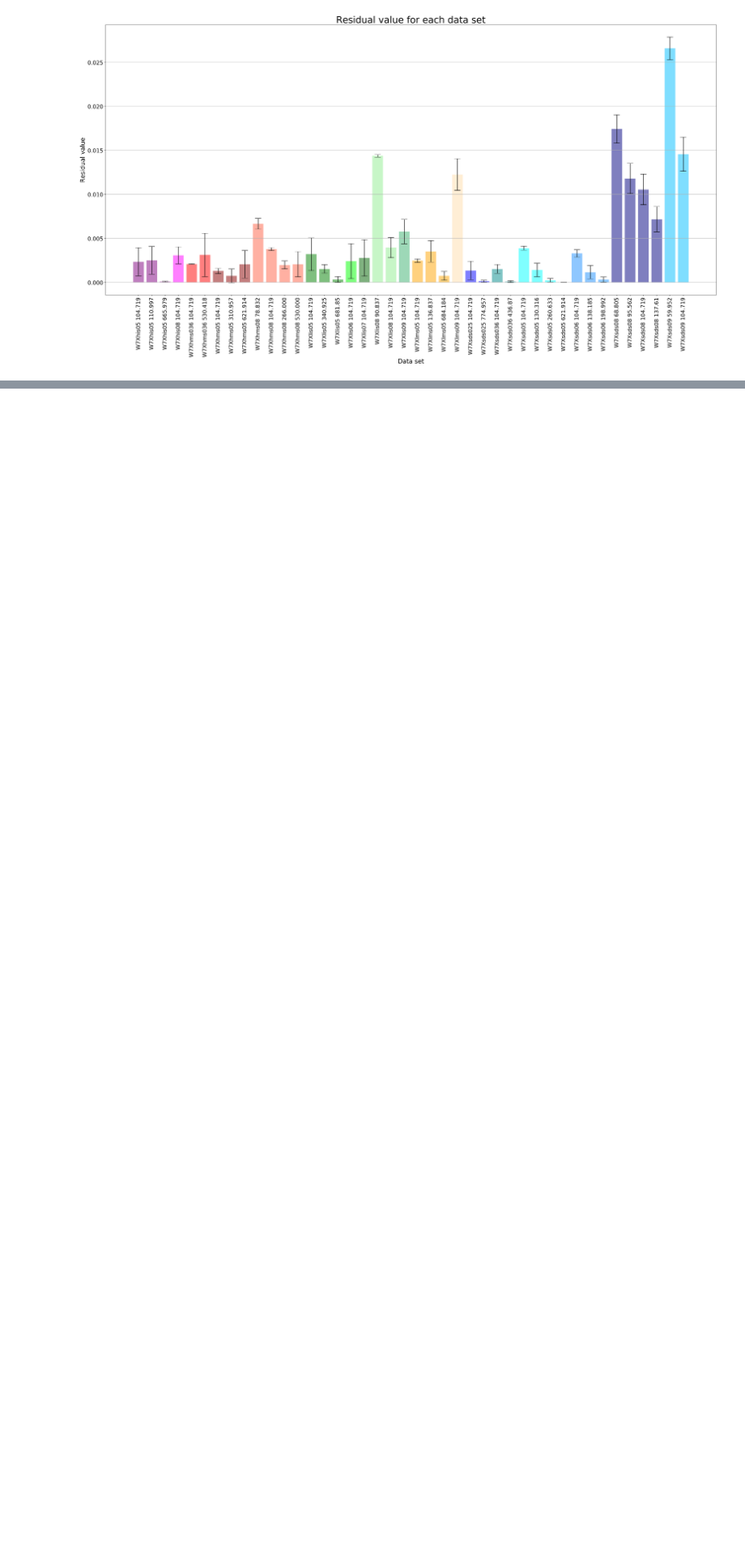
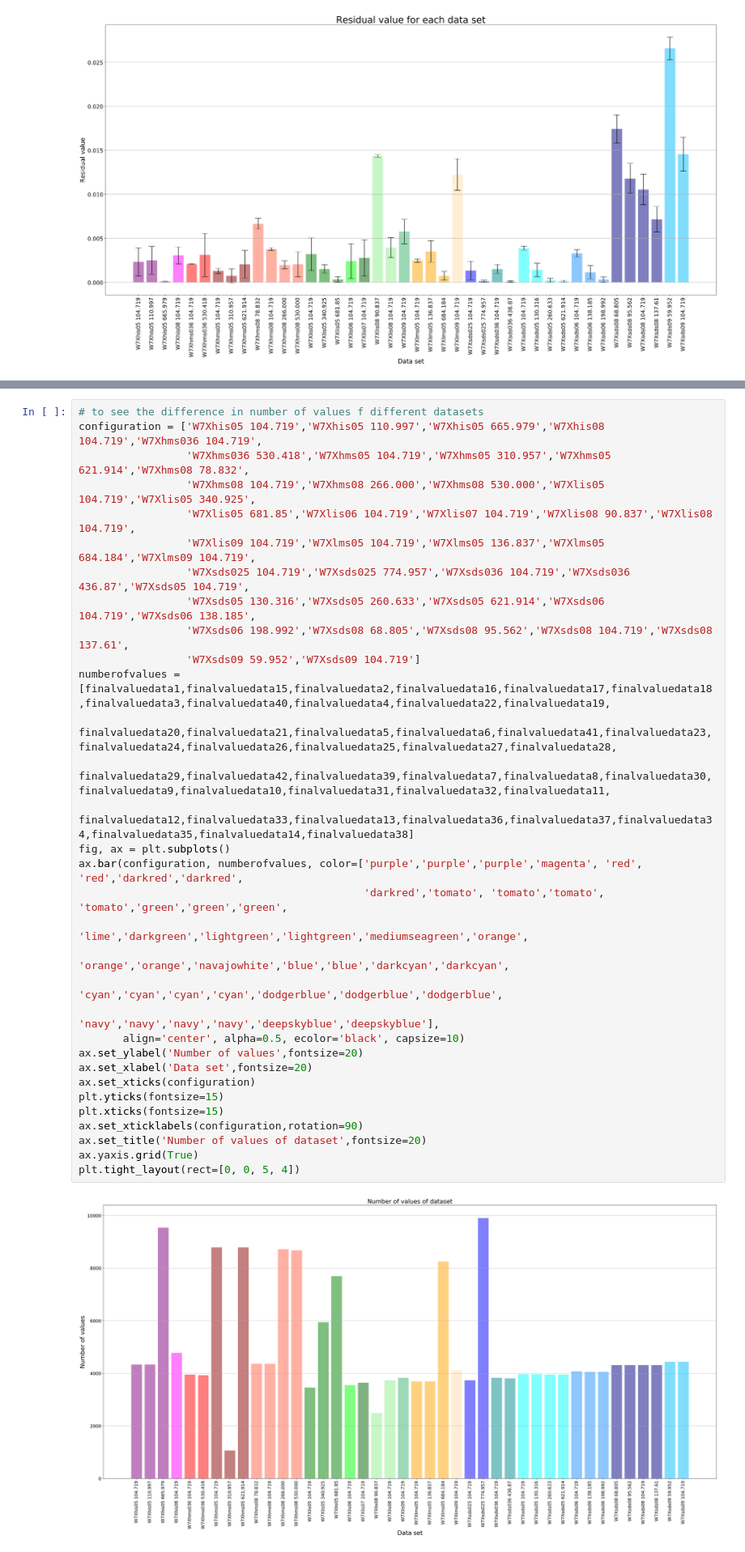
Before and after one commit to cardanmomo/sterren, a Jupyter notebook: Emmasnotebooks/Residual/calculating_residual_values_of_all_datasets.ipynb, the cells around one changed output, grey strips where cells are left out. Shown at 81% size. Cells and saved outputs as stored; diff of their text form; blank space fills up the shorter version.

```diff
--- a/Emmasnotebooks/Residual/calculating_residual_values_of_all_datasets.ipynb
+++ b/Emmasnotebooks/Residual/calculating_residual_values_of_all_datasets.ipynb
@@ -1136,0 +1130,34 @@ lms09 0.012256024319660592 +- 0.0017862321965858578
+# %%
+# to see the difference in number of values f different datasets
+configuration = ['W7Xhis05 104.719','W7Xhis05 110.997','W7Xhis05 665.979','W7Xhis08 104.719','W7Xhms036 104.719',
+                 'W7Xhms036 530.418','W7Xhms05 104.719','W7Xhms05 310.957','W7Xhms05 621.914','W7Xhms08 78.832',
+                 'W7Xhms08 104.719','W7Xhms08 266.000','W7Xhms08 530.000','W7Xlis05 104.719','W7Xlis05 340.925',
+                 'W7Xlis05 681.85','W7Xlis06 104.719','W7Xlis07 104.719','W7Xlis08 90.837','W7Xlis08 104.719',
+                 'W7Xlis09 104.719','W7Xlms05 104.719','W7Xlms05 136.837','W7Xlms05 684.184','W7Xlms09 104.719',
+                 'W7Xsds025 104.719','W7Xsds025 774.957','W7Xsds036 104.719','W7Xsds036 436.87','W7Xsds05 104.719',
+                 'W7Xsds05 130.316','W7Xsds05 260.633','W7Xsds05 621.914','W7Xsds06 104.719','W7Xsds06 138.185',
+                 'W7Xsds06 198.992','W7Xsds08 68.805','W7Xsds08 95.562','W7Xsds08 104.719','W7Xsds08 137.61',
+                 'W7Xsds09 59.952','W7Xsds09 104.719']
+numberofvalues = [finalvaluedata1,finalvaluedata15,finalvaluedata2,finalvaluedata16,finalvaluedata17,finalvaluedata18,finalvaluedata3,finalvaluedata40,finalvaluedata4,finalvaluedata22,finalvaluedata19,
+                  finalvaluedata20,finalvaluedata21,finalvaluedata5,finalvaluedata6,finalvaluedata41,finalvaluedata23,finalvaluedata24,finalvaluedata26,finalvaluedata25,finalvaluedata27,finalvaluedata28,
+                  finalvaluedata29,finalvaluedata42,finalvaluedata39,finalvaluedata7,finalvaluedata8,finalvaluedata30,finalvaluedata9,finalvaluedata10,finalvaluedata31,finalvaluedata32,finalvaluedata11,
+                  finalvaluedata12,finalvaluedata33,finalvaluedata13,finalvaluedata36,finalvaluedata37,finalvaluedata34,finalvaluedata35,finalvaluedata14,finalvaluedata38]
+fig, ax = plt.subplots()
+ax.bar(configuration, numberofvalues, color=['purple','purple','purple','magenta', 'red', 'red','darkred','darkred',
+                                             'darkred','tomato', 'tomato','tomato', 'tomato','green','green','green',
+                                             'lime','darkgreen','lightgreen','lightgreen','mediumseagreen','orange',
+                                             'orange','orange','navajowhite','blue','blue','darkcyan','darkcyan',
+                                             'cyan','cyan','cyan','cyan','dodgerblue','dodgerblue','dodgerblue',
+                                             'navy','navy','navy','navy','deepskyblue','deepskyblue'],
+       align='center', alpha=0.5, ecolor='black', capsize=10)
+ax.set_ylabel('Number of values',fontsize=20)
+ax.set_xlabel('Data set',fontsize=20)
+ax.set_xticks(configuration)
+plt.yticks(fontsize=15)
+plt.xticks(fontsize=15)
+ax.set_xticklabels(configuration,rotation=90)
+ax.set_title('Number of values of dataset',fontsize=20)
+ax.yaxis.grid(True)
+plt.tight_layout(rect=[0, 0, 5, 4])
+# %% [output]
+[figure, added]
```
Also changed, not shown: parts of 6 cells of this notebook, 31 other files.
